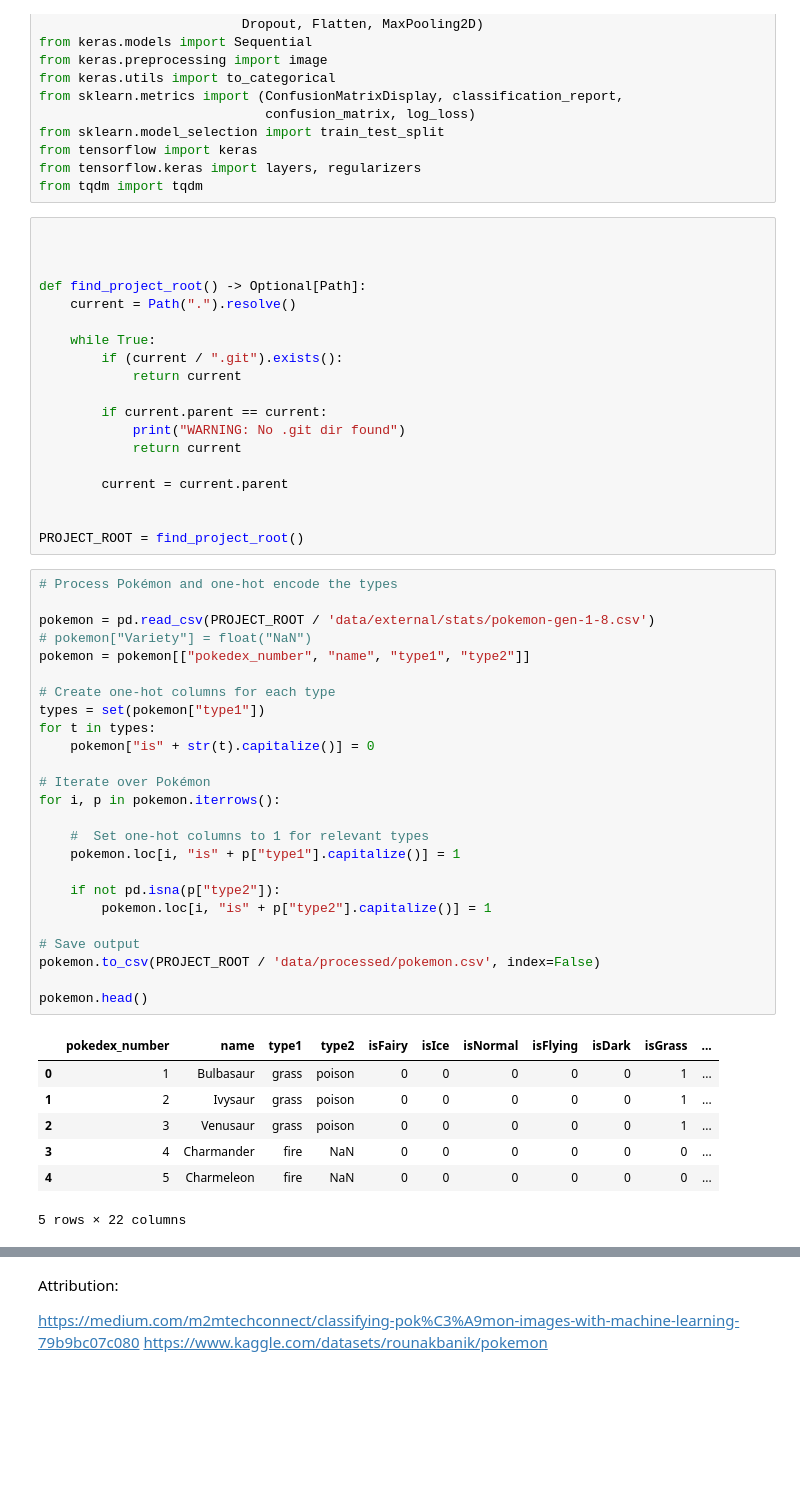
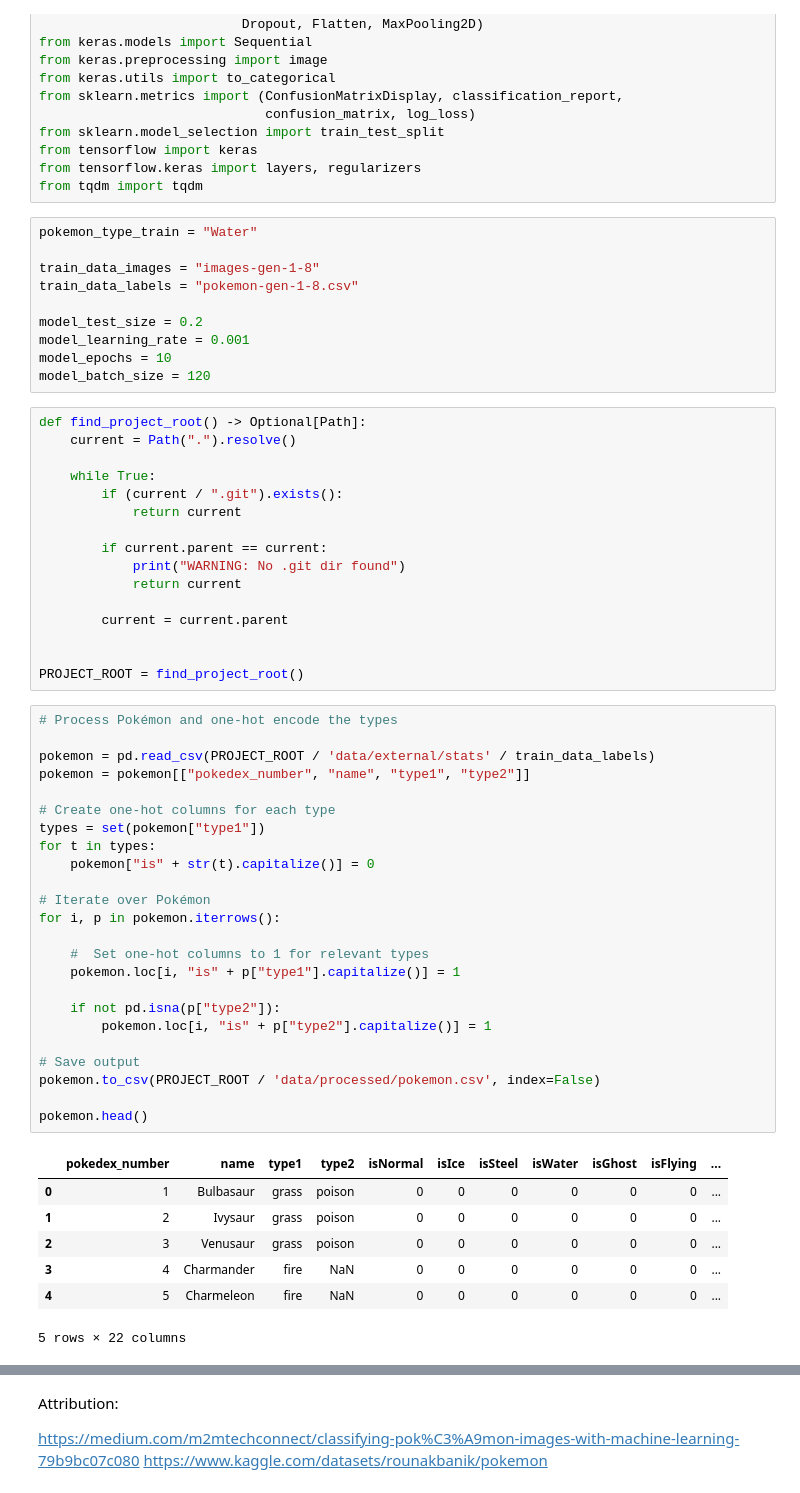
Before and after one commit to iterative/example-pokemon-classifier, a Jupyter notebook: notebooks/pokemon_classifier.ipynb, the cells around one changed output, grey strips where cells are left out. Drawn from its saved outputs; the diff is of its cells as text; blank space fills up the shorter version.

```diff
--- a/notebooks/pokemon_classifier.ipynb
+++ b/notebooks/pokemon_classifier.ipynb
@@ -21,10 +21,17 @@ from sklearn.model_selection import train_test_split
 from tensorflow import keras
 from tensorflow.keras import layers, regularizers
 from tqdm import tqdm
+# %%
+pokemon_type_train = "Water"
+
+train_data_images = "images-gen-1-8"
+train_data_labels = "pokemon-gen-1-8.csv"
+
+model_test_size = 0.2
+model_learning_rate = 0.001
+model_epochs = 10
+model_batch_size = 120
 # %%
-
-
-
 def find_project_root() -> Optional[Path]:
     current = Path(".").resolve()
 
@@ -43,33 +50,32 @@ PROJECT_ROOT = find_project_root()
 # %%
 # Process Pokémon and one-hot encode the types
 
-pokemon = pd.read_csv(PROJECT_ROOT / 'data/external/stats/pokemon-gen-1-8.csv')
-# pokemon["Variety"] = float("NaN")
+pokemon = pd.read_csv(PROJECT_ROOT / 'data/external/stats' / train_data_labels)
 pokemon = pokemon[["pokedex_number", "name", "type1", "type2"]]
 
 # Create one-hot columns for each type
 types = set(pokemon["type1"])
 for t in types:
     pokemon["is" + str(t).capitalize()] = 0
 
 # Iterate over Pokémon
 for i, p in pokemon.iterrows():
 
     #  Set one-hot columns to 1 for relevant types
     pokemon.loc[i, "is" + p["type1"].capitalize()] = 1
 
     if not pd.isna(p["type2"]):
         pokemon.loc[i, "is" + p["type2"].capitalize()] = 1
 
 # Save output
 pokemon.to_csv(PROJECT_ROOT / 'data/processed/pokemon.csv', index=False)
 
 pokemon.head()
 # %% [output]
-|  | pokedex_number | name | type1 | type2 | isFairy | isIce | isNormal | isFlying | isDark | isGrass | ... |
-| 0 | 1 | Bulbasaur | grass | poison | 0 | 0 | 0 | 0 | 0 | 1 | ... |
-| 1 | 2 | Ivysaur | grass | poison | 0 | 0 | 0 | 0 | 0 | 1 | ... |
-| 2 | 3 | Venusaur | grass | poison | 0 | 0 | 0 | 0 | 0 | 1 | ... |
+|  | pokedex_number | name | type1 | type2 | isNormal | isIce | isSteel | isWater | isGhost | isFlying | ... |
+| 0 | 1 | Bulbasaur | grass | poison | 0 | 0 | 0 | 0 | 0 | 0 | ... |
+| 1 | 2 | Ivysaur | grass | poison | 0 | 0 | 0 | 0 | 0 | 0 | ... |
+| 2 | 3 | Venusaur | grass | poison | 0 | 0 | 0 | 0 | 0 | 0 | ... |
 | 3 | 4 | Charmander | fire | NaN | 0 | 0 | 0 | 0 | 0 | 0 | ... |
 | 4 | 5 | Charmeleon | fire | NaN | 0 | 0 | 0 | 0 | 0 | 0 | ... |
 5 rows × 22 columns
```
Also changed, not shown: parts of 8 cells of this notebook.
